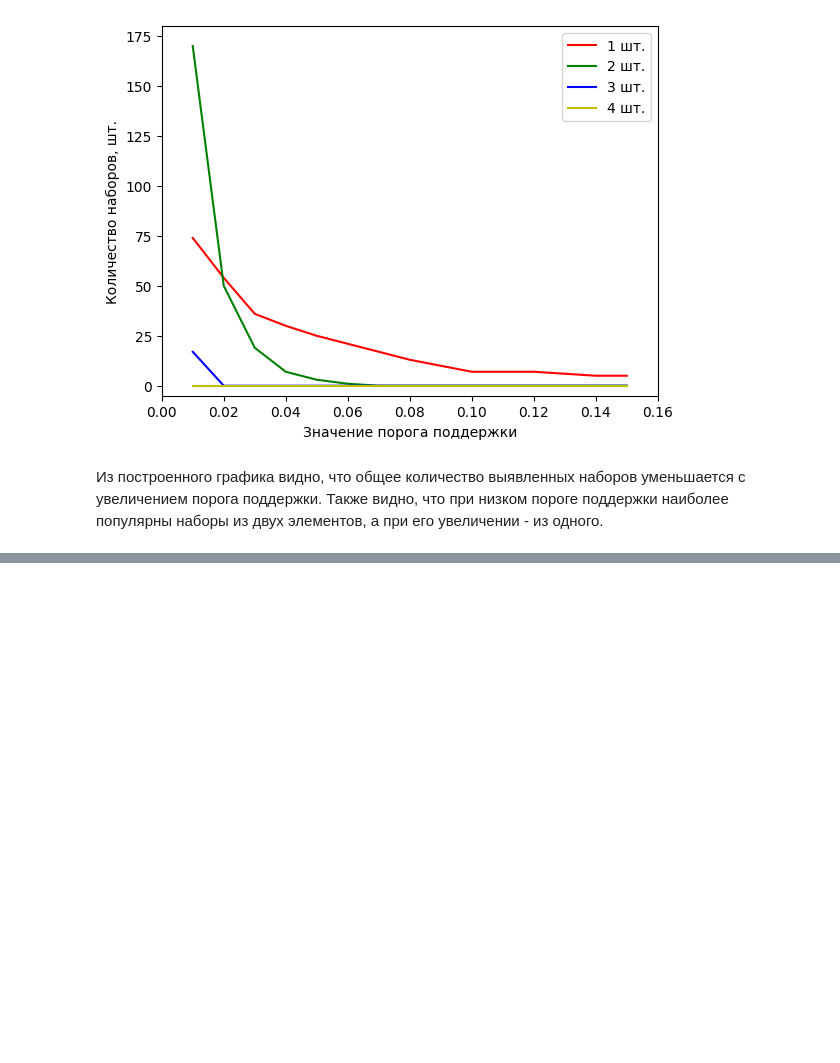
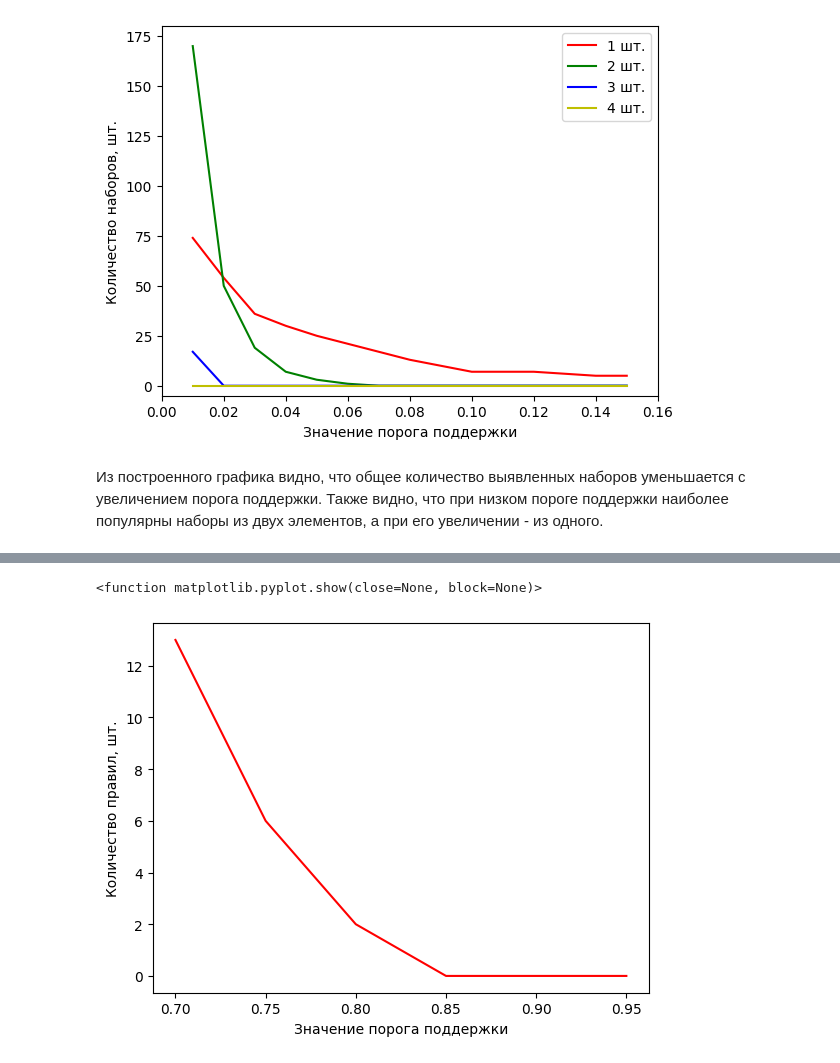
Before and after one commit to gamingKenku/analytical-info-processing-tech, a Jupyter notebook: lab1/apriori lab.ipynb, the cells around one changed output, grey strips where cells are left out. Drawn from its saved outputs; the diff is of its cells as text; code cells hidden in the pictures; blank space fills up the shorter version.

```diff
--- a/lab1/apriori lab.ipynb
+++ b/lab1/apriori lab.ipynb
@@ -157,0 +206,3 @@ plt.show
+# %%
+rules_df = find_association_rules(df, 0.002, RulesSortMethod.by_support, 0.7)
+rules_df
@@ -157,0 +248,21 @@ plt.show
+# %%
+# Начальное значение порога поддержки и списки, используемые для построения графика
+amount_list = []
+confidence = 0.7
+confidence_list = []
+
+while confidence <= 0.95:
+    rules_df = find_association_rules(df, support, RulesSortMethod.by_support, confidence)
+    amount_list.append(rules_df.shape[0])
+    confidence_list.append(confidence)
+    confidence += 0.05
+    confidence = math.floor(confidence*100)/100.0
+
+
+plt.plot(confidence_list, amount_list, 'r-')
+plt.ylabel('Количество правил, шт.')
+plt.xlabel('Значение порога поддержки')
+plt.show
+# %% [output]
+<function matplotlib.pyplot.show(close=None, block=None)>
+[figure, added]
```
Also changed, not shown: parts of 7 cells of this notebook.
